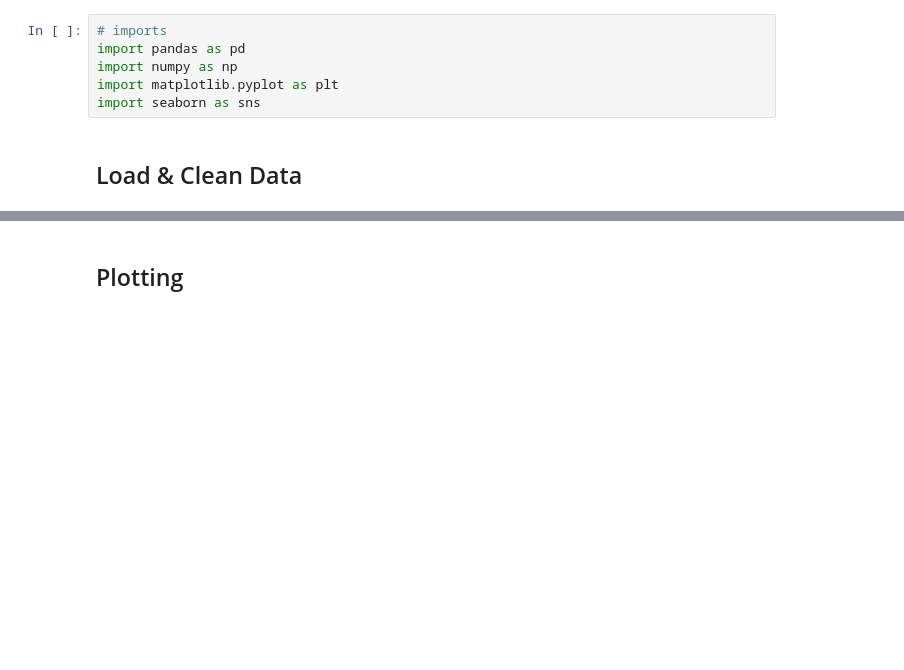
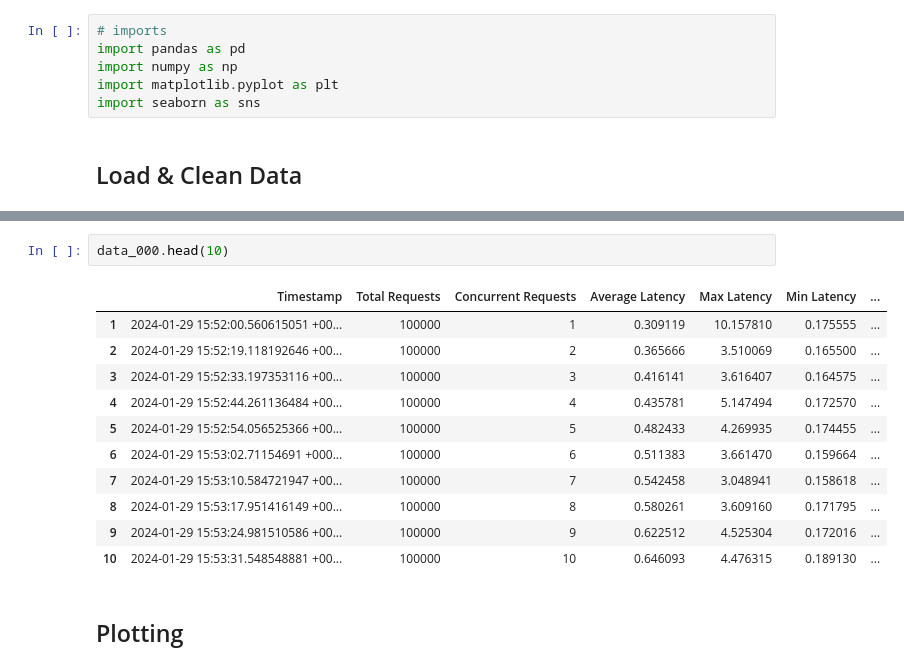
Before and after one commit to louisloechel/CloudServiceBenchmarking, a Jupyter notebook: analysis/analysis.ipynb, the cells around one changed output, grey strips where cells are left out. Cells and saved outputs as stored; diff of their text form; blank space fills up the shorter version.

```diff
--- a/analysis/analysis.ipynb
+++ b/analysis/analysis.ipynb
@@ -60,6 +59,20 @@ for dataset in datasets:
     data['Average Latency'] = data['Average Latency'].apply(convert_latency_to_ms)
     data['Max Latency'] = data['Max Latency'].apply(convert_latency_to_ms)
     data['Min Latency'] = data['Min Latency'].apply(convert_latency_to_ms)
+# %%
+data_000.head(10)
+# %% [output]
+|  | Timestamp | Total Requests | Concurrent Requests | Average Latency | Max Latency | Min Latency | ... |
+| 1 | 2024-01-29 15:52:00.560615051 +00... | 100000 | 1 | 0.309119 | 10.157810 | 0.175555 | ... |
+| 2 | 2024-01-29 15:52:19.118192646 +00... | 100000 | 2 | 0.365666 | 3.510069 | 0.165500 | ... |
+| 3 | 2024-01-29 15:52:33.197353116 +00... | 100000 | 3 | 0.416141 | 3.616407 | 0.164575 | ... |
+| 4 | 2024-01-29 15:52:44.261136484 +00... | 100000 | 4 | 0.435781 | 5.147494 | 0.172570 | ... |
+| 5 | 2024-01-29 15:52:54.056525366 +00... | 100000 | 5 | 0.482433 | 4.269935 | 0.174455 | ... |
+| 6 | 2024-01-29 15:53:02.71154691 +000... | 100000 | 6 | 0.511383 | 3.661470 | 0.159664 | ... |
+| 7 | 2024-01-29 15:53:10.584721947 +00... | 100000 | 7 | 0.542458 | 3.048941 | 0.158618 | ... |
+| 8 | 2024-01-29 15:53:17.951416149 +00... | 100000 | 8 | 0.580261 | 3.609160 | 0.171795 | ... |
+| 9 | 2024-01-29 15:53:24.981510586 +00... | 100000 | 9 | 0.622512 | 4.525304 | 0.172016 | ... |
+| 10 | 2024-01-29 15:53:31.548548881 +00... | 100000 | 10 | 0.646093 | 4.476315 | 0.189130 | ... |
 # %% [markdown]
 ## Plotting
 # %% [markdown]
```
Also changed, not shown: parts of 5 cells of this notebook.
